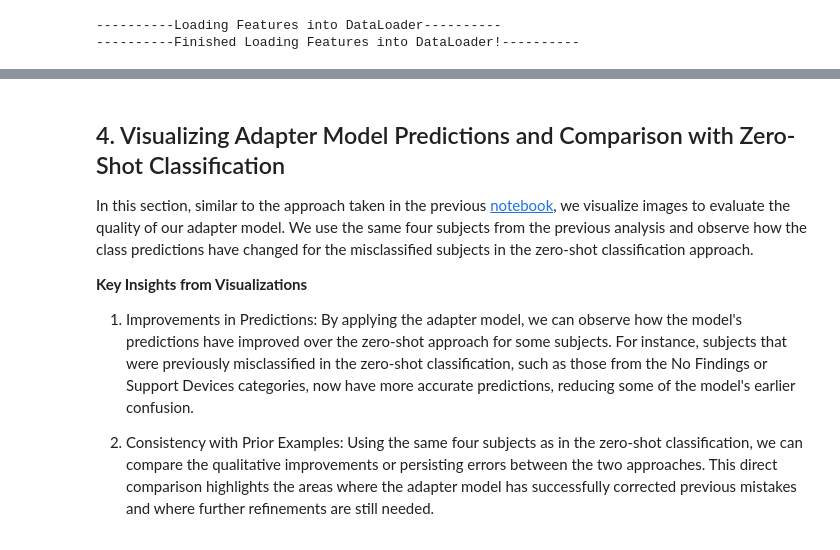
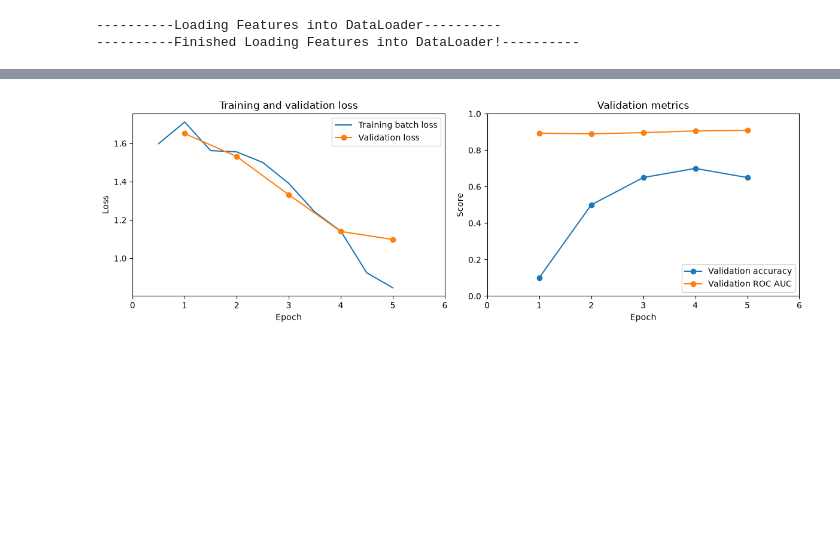
Before and after one commit to microsoft/healthcareai-examples, a Jupyter notebook: azureml/medimageinsight/adapter-training.ipynb, the cells around one changed output, grey strips where cells are left out. Saved outputs shown, nothing was run; the diff lists cells and outputs as text; code cells hidden in the pictures; blank space fills up the shorter version.

```diff
--- a/azureml/medimageinsight/adapter-training.ipynb
+++ b/azureml/medimageinsight/adapter-training.ipynb
@@ -495,10 +298,37 @@ Re-training the model with a focus on reducing misclassifications, particularly
-# %% [markdown]
-## 4. Visualizing Adapter Model Predictions and Comparison with Zero-Shot Classification
-In this section, similar to the approach taken in the previous [notebook](./zero-shot-classification.ipynb), we visualize images to evaluate the quality of our adapter model. We use the same four subjects from the previous analysis and observe how the class predictions have changed for the misclassified subjects in the zero-shot classification approach.
-
-**Key Insights from Visualizations**
-1. Improvements in Predictions:
-By applying the adapter model, we can observe how the model's predictions have improved over the zero-shot approach for some subjects. For instance, subjects that were previously misclassified in the zero-shot classification, such as those from the No Findings or Support Devices categories, now have more accurate predictions, reducing some of the model's earlier confusion.
-
-2. Consistency with Prior Examples:
-Using the same four subjects as in the zero-shot classification, we can compare the qualitative improvements or persisting errors between the two approaches. This direct comparison highlights the areas where the adapter model has successfully corrected previous mistakes and where further refinements are still needed.
+# %%
+train_history_df = pd.DataFrame(train_history)
+val_history_df = pd.DataFrame(val_history)
+fig, axes = plt.subplots(1, 2, figsize=(12, 4))
+
+
+axes[0].plot(
+    train_history_df["epoch"], train_history_df["loss"], label="Training batch loss"
+)
+axes[0].plot(
+    val_history_df["epoch"], val_history_df["loss"], marker="o", label="Validation loss"
+)
+axes[0].set(title="Training and validation loss", ylabel="Loss")
+
+axes[1].plot(
+    val_history_df["epoch"],
+    val_history_df["accuracy"],
+    marker="o",
+    label="Validation accuracy",
+)
+axes[1].plot(
+    val_history_df["epoch"],
+    val_history_df["auc"],
+    marker="o",
+    label="Validation ROC AUC",
+)
+axes[1].set(title="Validation metrics", ylabel="Score", ylim=(0, 1))
+
+for axis in axes:
+    axis.set_xlabel("Epoch")
+    axis.set_xlim([0, max_epoch + 1])
+    axis.legend()
+
+plt.tight_layout()
+plt.show()
+# %% [output]
+[figure, added]
```
Also changed, not shown: parts of 37 cells of this notebook, 33 other files.
